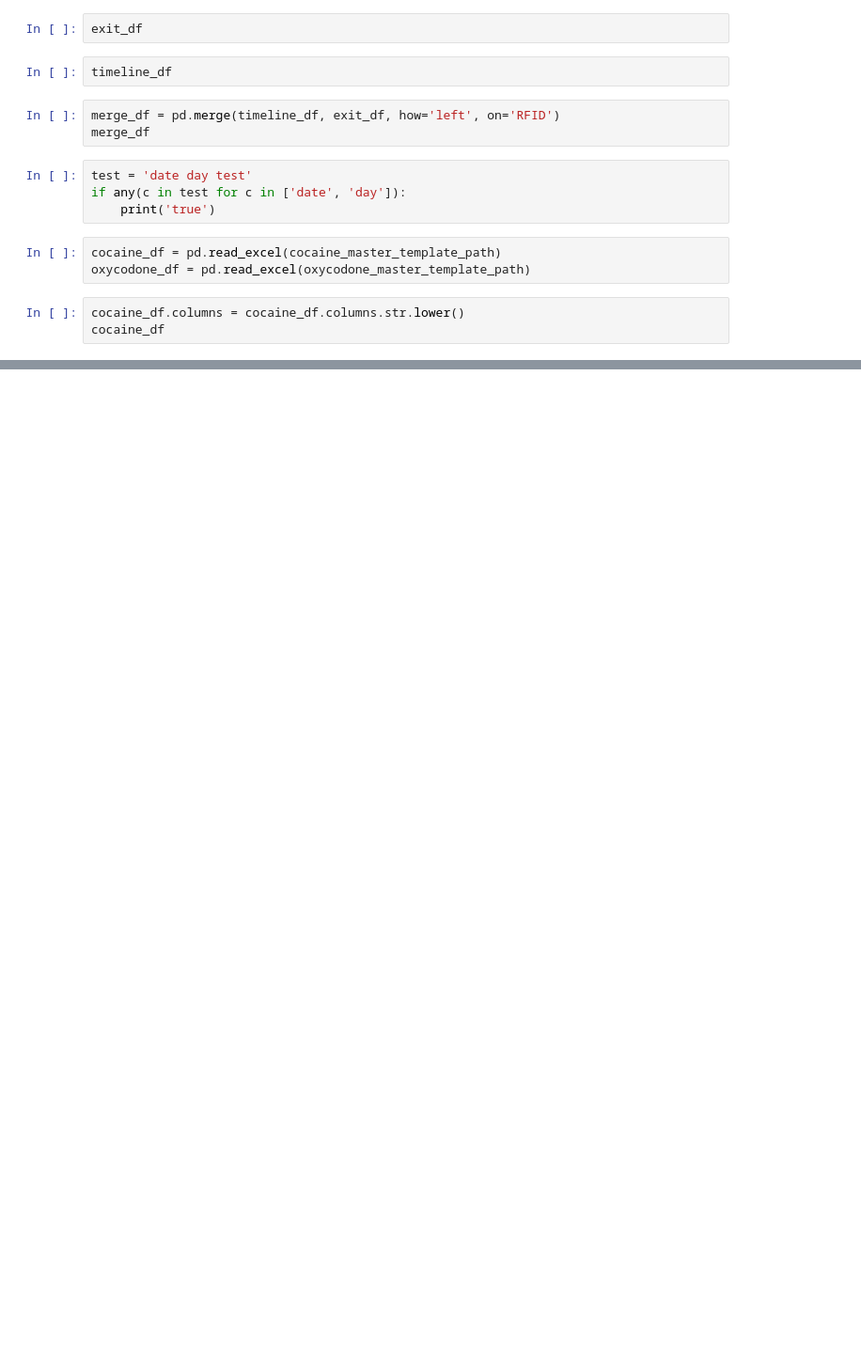
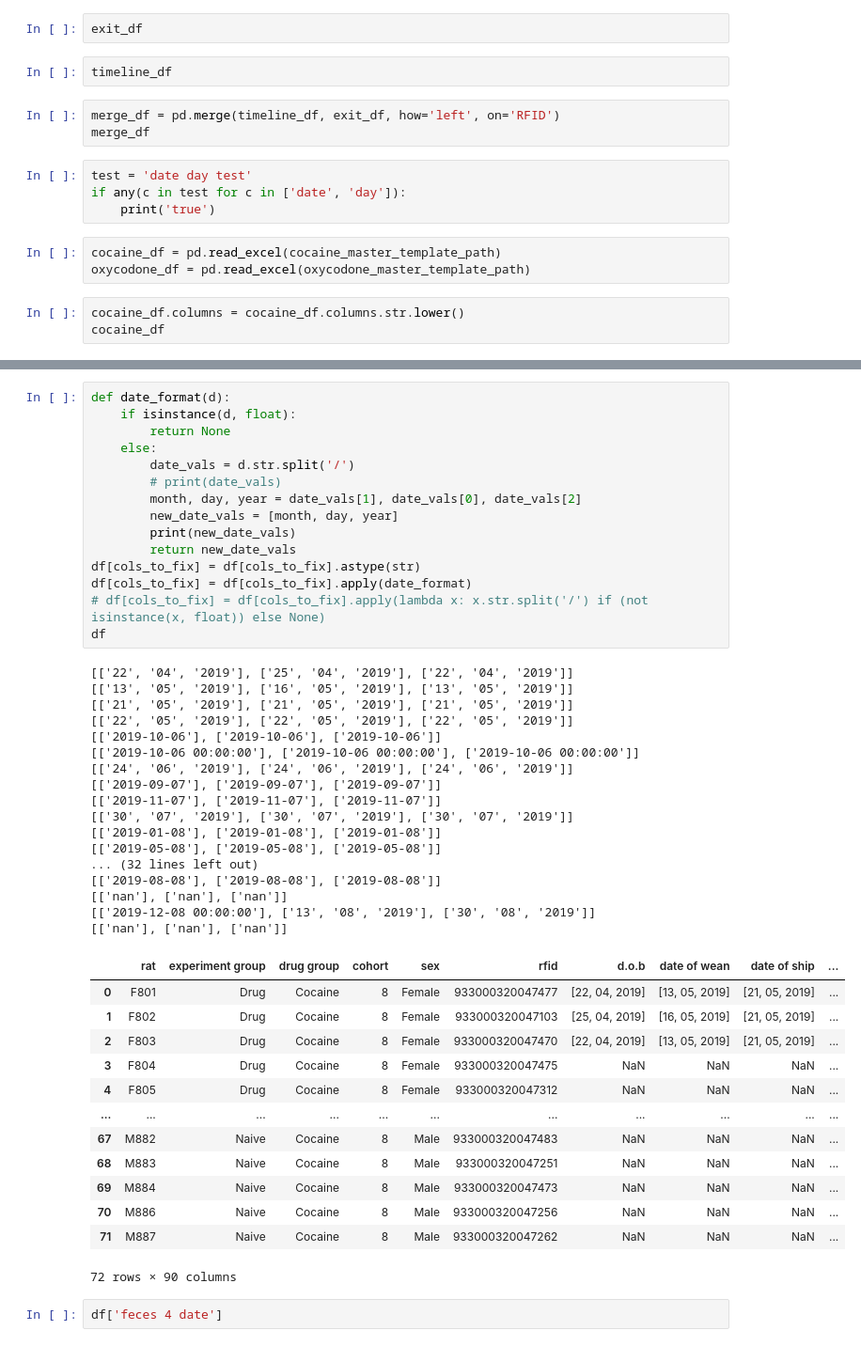
Before and after one commit to 3c-lab/operant-data-pipeline, a Jupyter notebook: ingestion/process.ipynb, the cells around one changed output, grey strips where cells are left out. Shown at 94% size. Drawn from its saved outputs; the diff is of its cells as text; blank space fills up the shorter version.

```diff
--- a/ingestion/process.ipynb
+++ b/ingestion/process.ipynb
@@ -80,0 +73,48 @@ cocaine_df
+# %%
+def date_format(d):
+    if isinstance(d, float):
+        return None
+    else:
+        date_vals = d.str.split('/')
+        # print(date_vals)
+        month, day, year = date_vals[1], date_vals[0], date_vals[2]
+        new_date_vals = [month, day, year]
+        print(new_date_vals)
+        return new_date_vals
+df[cols_to_fix] = df[cols_to_fix].astype(str)
+df[cols_to_fix] = df[cols_to_fix].apply(date_format)
+# df[cols_to_fix] = df[cols_to_fix].apply(lambda x: x.str.split('/') if (not isinstance(x, float)) else None)
+df
+# %% [output]
+[['22', '04', '2019'], ['25', '04', '2019'], ['22', '04', '2019']]
+[['13', '05', '2019'], ['16', '05', '2019'], ['13', '05', '2019']]
+[['21', '05', '2019'], ['21', '05', '2019'], ['21', '05', '2019']]
+[['22', '05', '2019'], ['22', '05', '2019'], ['22', '05', '2019']]
+[['2019-10-06'], ['2019-10-06'], ['2019-10-06']]
+[['2019-10-06 00:00:00'], ['2019-10-06 00:00:00'], ['2019-10-06 00:00:00']]
+[['24', '06', '2019'], ['24', '06', '2019'], ['24', '06', '2019']]
+[['2019-09-07'], ['2019-09-07'], ['2019-09-07']]
+[['2019-11-07'], ['2019-11-07'], ['2019-11-07']]
+[['30', '07', '2019'], ['30', '07', '2019'], ['30', '07', '2019']]
+[['2019-01-08'], ['2019-01-08'], ['2019-01-08']]
+[['2019-05-08'], ['2019-05-08'], ['2019-05-08']]
+... (32 lines left out)
+[['2019-08-08'], ['2019-08-08'], ['2019-08-08']]
+[['nan'], ['nan'], ['nan']]
+[['2019-12-08 00:00:00'], ['13', '08', '2019'], ['30', '08', '2019']]
+[['nan'], ['nan'], ['nan']]
+|  | rat | experiment group | drug group | cohort | sex | rfid | d.o.b | date of wean | date of ship | ... |
+| 0 | F801 | Drug | Cocaine | 8 | Female | 933000320047477 | [22, 04, 2019] | [13, 05, 2019] | [21, 05, 2019] | ... |
+| 1 | F802 | Drug | Cocaine | 8 | Female | 933000320047103 | [25, 04, 2019] | [16, 05, 2019] | [21, 05, 2019] | ... |
+| 2 | F803 | Drug | Cocaine | 8 | Female | 933000320047470 | [22, 04, 2019] | [13, 05, 2019] | [21, 05, 2019] | ... |
+| 3 | F804 | Drug | Cocaine | 8 | Female | 933000320047475 | NaN | NaN | NaN | ... |
+| 4 | F805 | Drug | Cocaine | 8 | Female | 933000320047312 | NaN | NaN | NaN | ... |
+| ... | ... | ... | ... | ... | ... | ... | ... | ... | ... | ... |
+| 67 | M882 | Naive | Cocaine | 8 | Male | 933000320047483 | NaN | NaN | NaN | ... |
+| 68 | M883 | Naive | Cocaine | 8 | Male | 933000320047251 | NaN | NaN | NaN | ... |
+| 69 | M884 | Naive | Cocaine | 8 | Male | 933000320047473 | NaN | NaN | NaN | ... |
+| 70 | M886 | Naive | Cocaine | 8 | Male | 933000320047256 | NaN | NaN | NaN | ... |
+| 71 | M887 | Naive | Cocaine | 8 | Male | 933000320047262 | NaN | NaN | NaN | ... |
+72 rows × 90 columns
+# %%
+df['feces 4 date']
```
Also changed, not shown: parts of 6 cells of this notebook.
